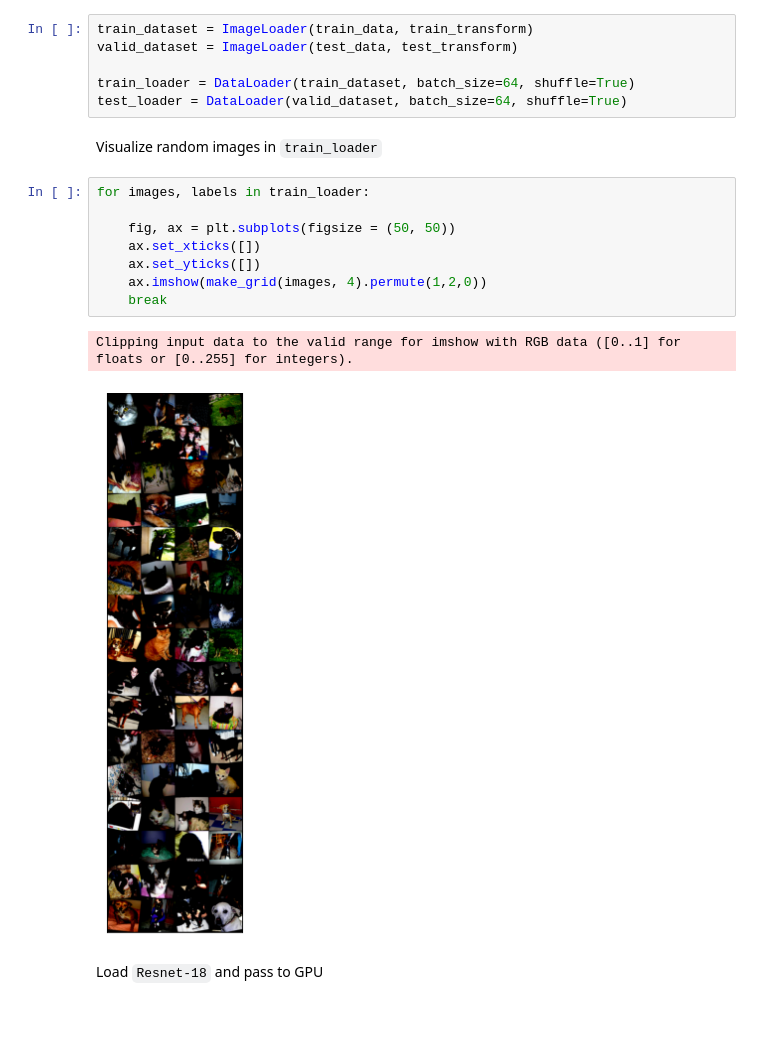
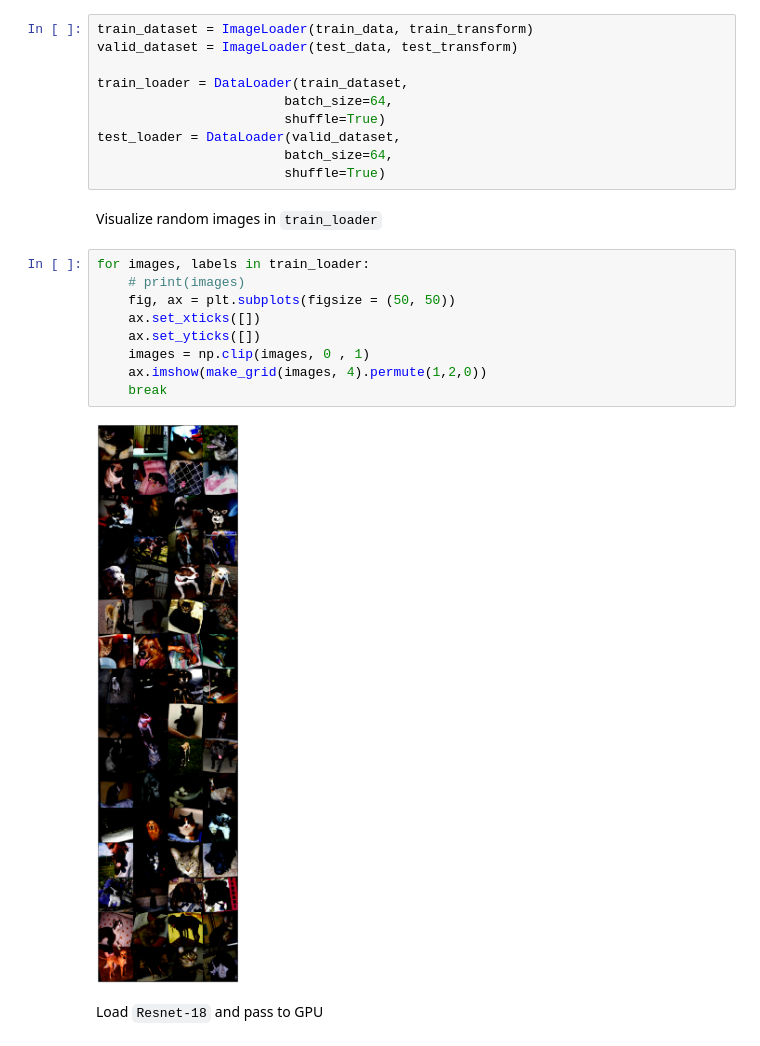
Before and after one commit to Junszz/ai_project, a Jupyter notebook: src/train.ipynb, the cells around one changed output. Cells and saved outputs as stored; diff of their text form; blank space fills up the shorter version.

```diff
--- a/src/train.ipynb
+++ b/src/train.ipynb
@@ -97,21 +95,25 @@ Load dataset into dataloader
 train_dataset = ImageLoader(train_data, train_transform)
 valid_dataset = ImageLoader(test_data, test_transform)
 
-train_loader = DataLoader(train_dataset, batch_size=64, shuffle=True)
-test_loader = DataLoader(valid_dataset, batch_size=64, shuffle=True)
+train_loader = DataLoader(train_dataset,
+                        batch_size=64,
+                        shuffle=True)
+test_loader = DataLoader(valid_dataset,
+                        batch_size=64,
+                        shuffle=True)
 # %% [markdown]
 Visualize random images in `train_loader`
 # %%
 for images, labels in train_loader:
-
+    # print(images)
     fig, ax = plt.subplots(figsize = (50, 50))
     ax.set_xticks([])
     ax.set_yticks([])
+    images = np.clip(images, 0 , 1)
     ax.imshow(make_grid(images, 4).permute(1,2,0))
     break
 # %% [output]
-Clipping input data to the valid range for imshow with RGB data ([0..1] for floats or [0..255] for integers).
-[figure, old version]
+[figure, new version]
 # %% [markdown]
 Load `Resnet-18` and pass to GPU
 # %%
```
Also changed, not shown: parts of 10 cells of this notebook, 1 other file.
